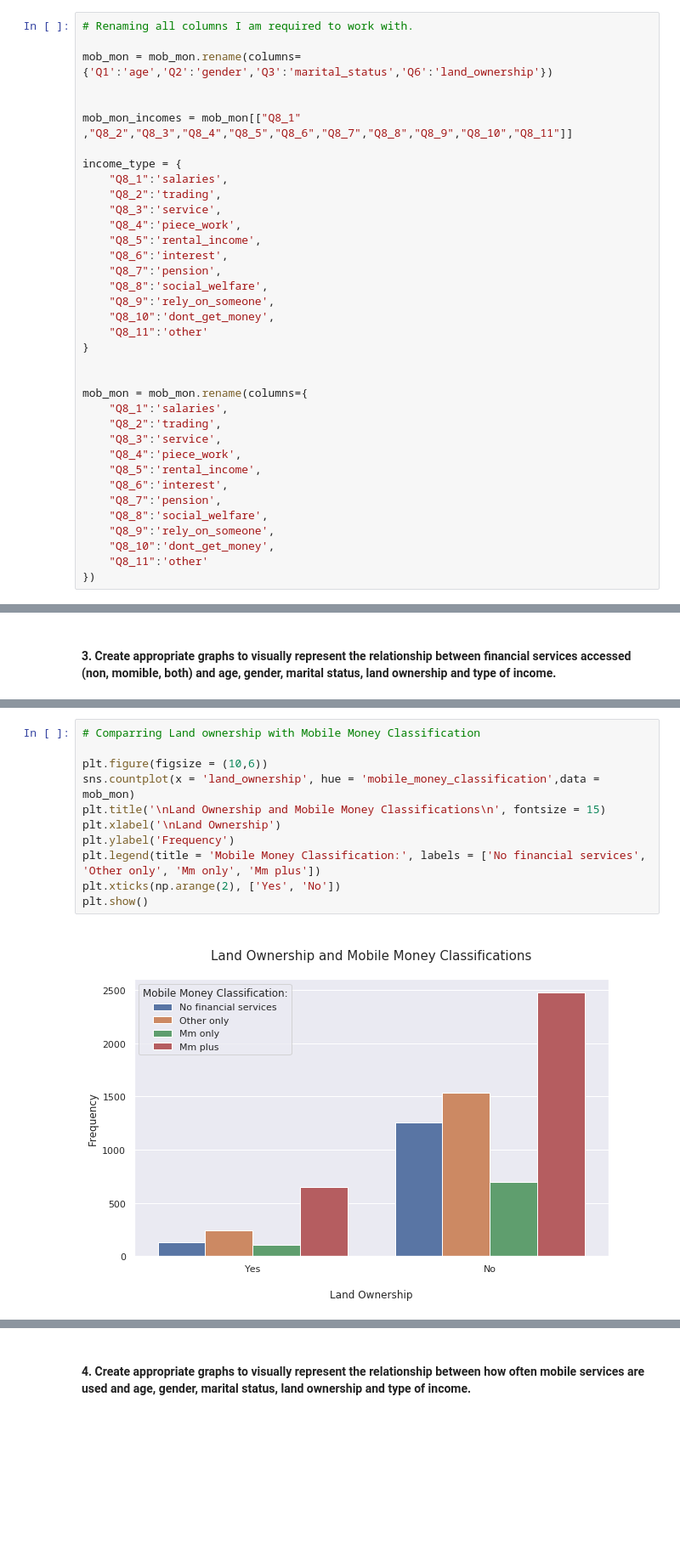
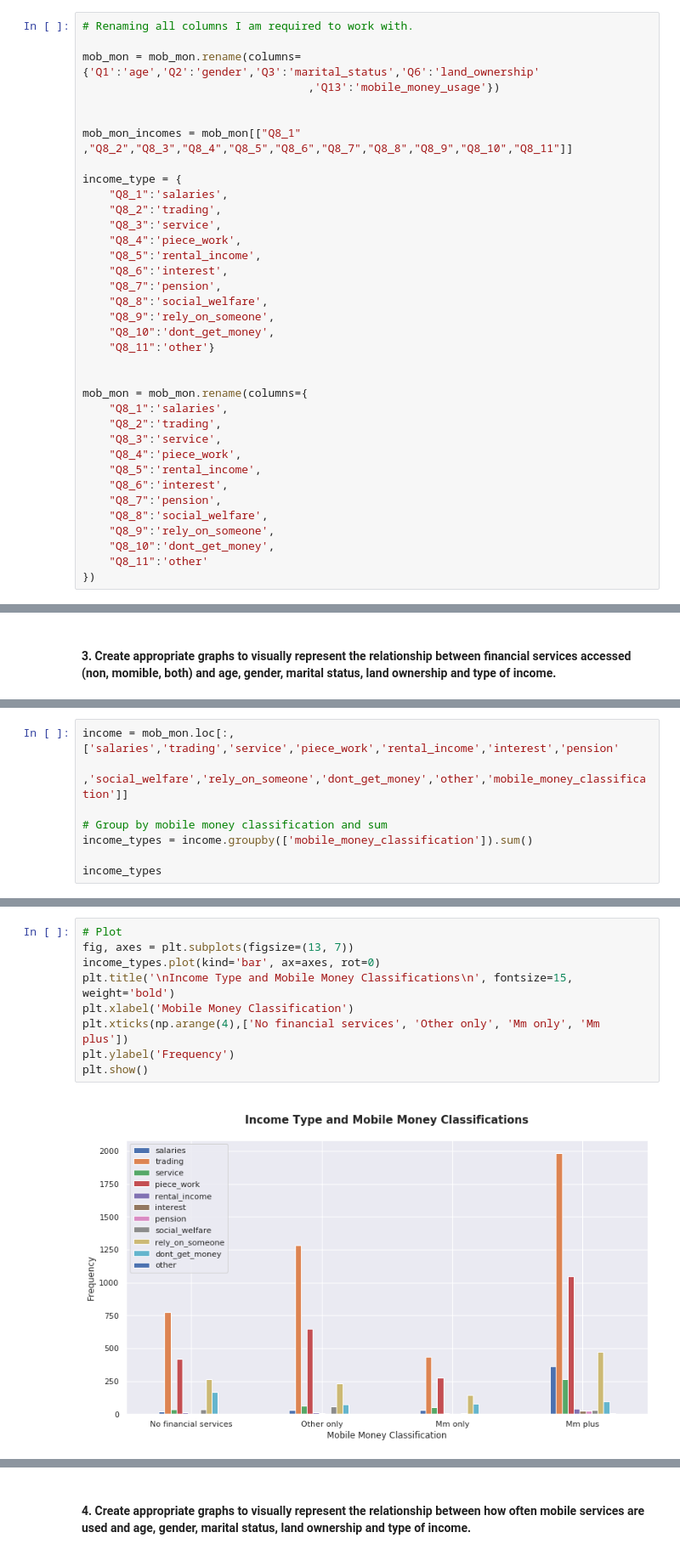
Before and after one commit to boitshepo97/tanzania-mobile-money, a Jupyter notebook: Financial Services Use In Tanzania.ipynb, the cells around one changed output, grey strips where cells are left out. Shown at 85% size. Saved outputs shown, nothing was run; the diff lists cells and outputs as text; blank space fills up the shorter version.

Commit message:
fixing my graphs for income type

```diff
--- a/Financial Services Use In Tanzania.ipynb
+++ b/Financial Services Use In Tanzania.ipynb
@@ -87,7 +76,8 @@ Number of missing values: 0
 # %%
 # Renaming all columns I am required to work with.
 
-mob_mon = mob_mon.rename(columns={'Q1':'age','Q2':'gender','Q3':'marital_status','Q6':'land_ownership'})
+mob_mon = mob_mon.rename(columns={'Q1':'age','Q2':'gender','Q3':'marital_status','Q6':'land_ownership'
+                                  ,'Q13':'mobile_money_usage'})
 
 
 mob_mon_incomes = mob_mon[["Q8_1" ,"Q8_2","Q8_3","Q8_4","Q8_5","Q8_6","Q8_7","Q8_8","Q8_9","Q8_10","Q8_11"]]
@@ -103,8 +93,7 @@ income_type = {
     "Q8_8":'social_welfare',
     "Q8_9":'rely_on_someone',
     "Q8_10":'dont_get_money',
-    "Q8_11":'other'
-}
+    "Q8_11":'other'}
 
 
 mob_mon = mob_mon.rename(columns={
@@ -329,0 +230,8 @@ plt.show()
+# %%
+income = mob_mon.loc[:, ['salaries','trading','service','piece_work','rental_income','interest','pension'
+                              ,'social_welfare','rely_on_someone','dont_get_money','other','mobile_money_classification']]
+
+# Group by mobile money classification and sum
+income_types = income.groupby(['mobile_money_classification']).sum()
+
+income_types
@@ -330,13 +245,11 @@ plt.show()
 # %%
-# Comparring Land ownership with Mobile Money Classification
-
-plt.figure(figsize = (10,6))
-sns.countplot(x = 'land_ownership', hue = 'mobile_money_classification',data = mob_mon)
-plt.title('\nLand Ownership and Mobile Money Classifications\n', fontsize = 15)
-plt.xlabel('\nLand Ownership')
+# Plot
+fig, axes = plt.subplots(figsize=(13, 7))
+income_types.plot(kind='bar', ax=axes, rot=0)
+plt.title('\nIncome Type and Mobile Money Classifications\n', fontsize=15, weight='bold')
+plt.xlabel('Mobile Money Classification')
+plt.xticks(np.arange(4),['No financial services', 'Other only', 'Mm only', 'Mm plus'])
 plt.ylabel('Frequency')
-plt.legend(title = 'Mobile Money Classification:', labels = ['No financial services', 'Other only', 'Mm only', 'Mm plus'])
-plt.xticks(np.arange(2), ['Yes', 'No'])
 plt.show()
 # %% [output]
-[figure, old version]
+[figure, new version]
```
Also changed, not shown: parts of 24 cells of this notebook, 2 other files.
